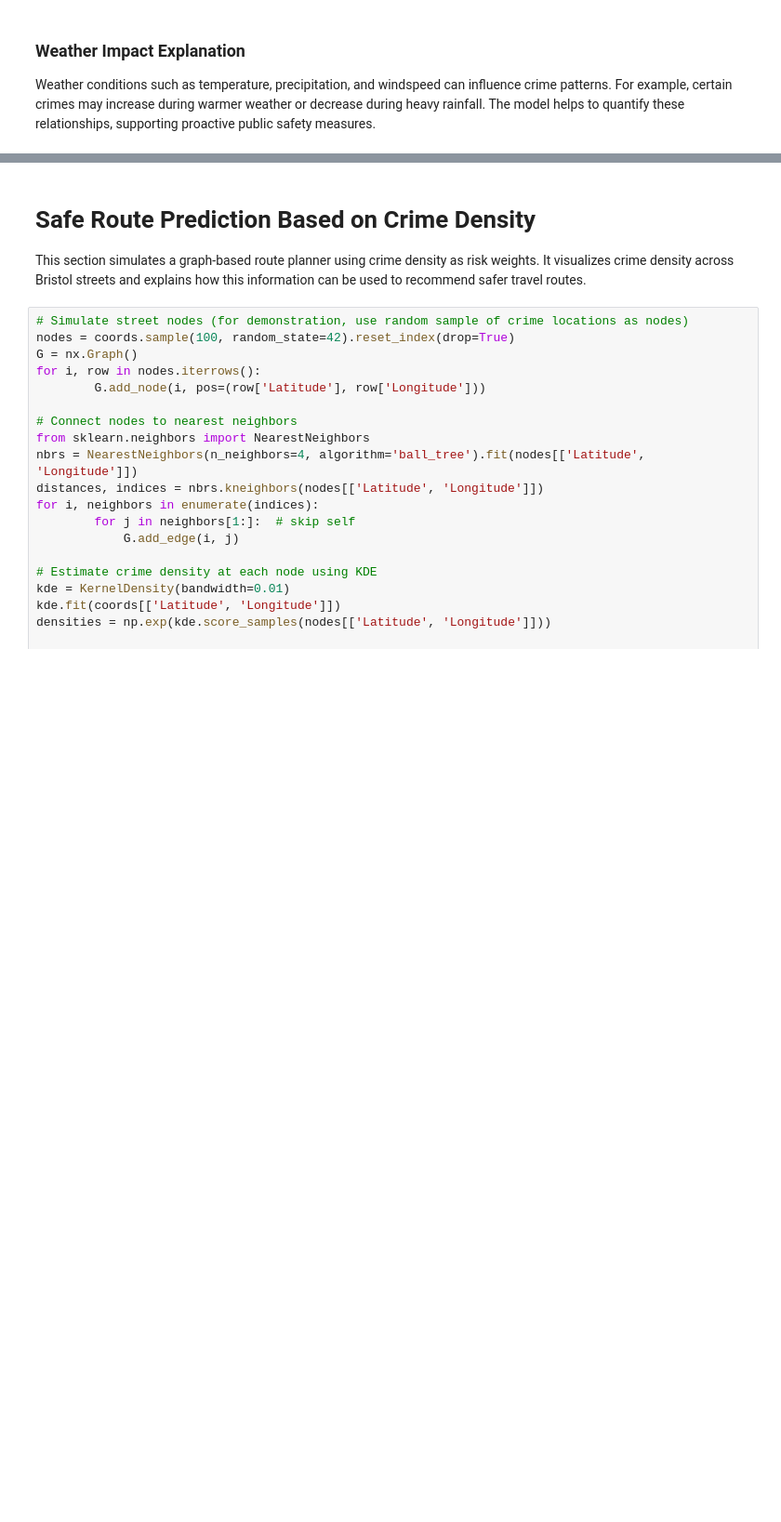
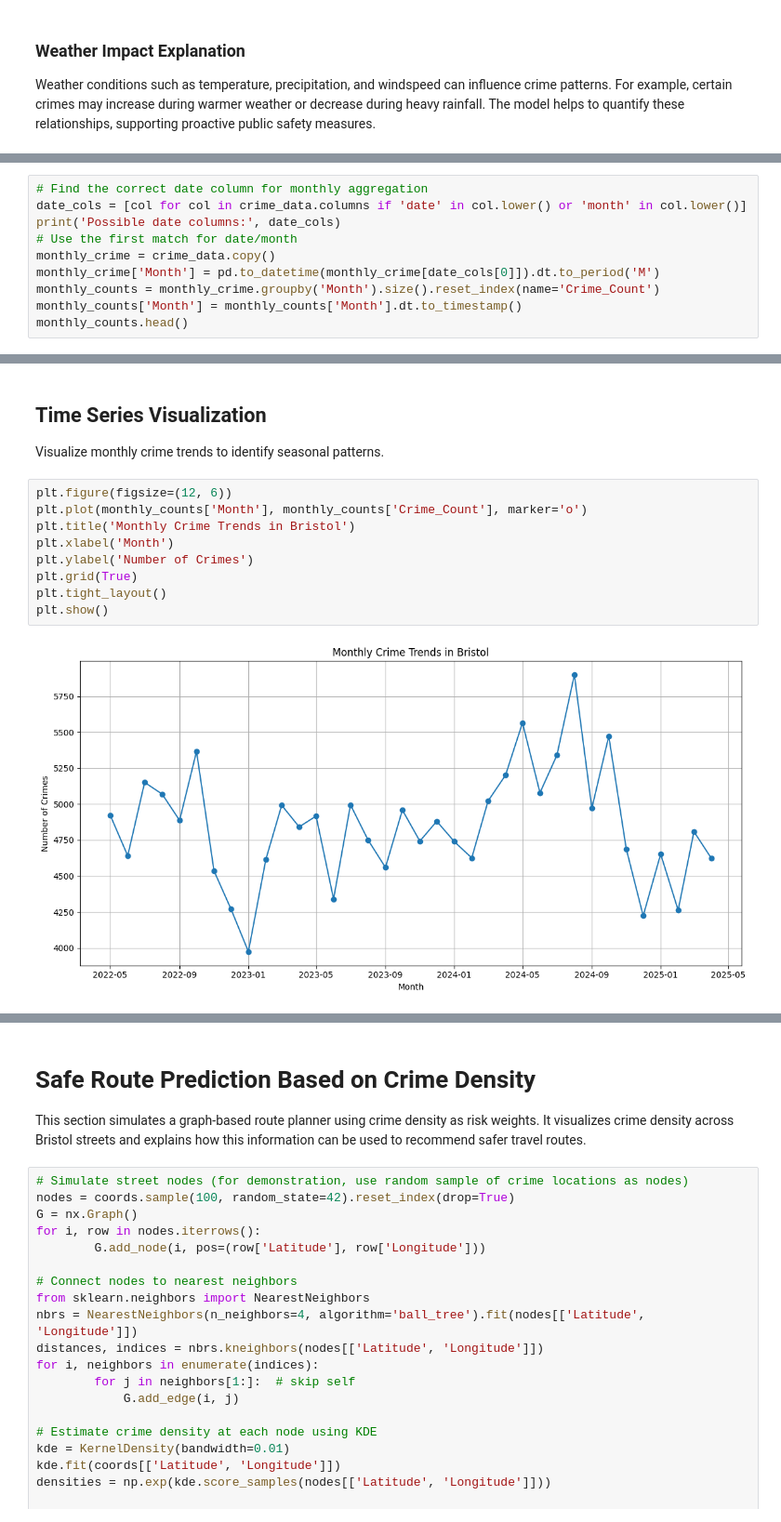
Before and after one commit to Simeonakwu/GROUP-4, a Jupyter notebook: Safebristol-model.ipynb, the cells around one changed output, grey strips where cells are left out. Shown: that part at 93% size. Drawn from its saved outputs; the diff is of its cells as text; blank space fills up the shorter version.

```diff
--- a/Safebristol-model.ipynb
+++ b/Safebristol-model.ipynb
@@ -583,0 +278,10 @@ Weather conditions such as temperature, precipitation, and windspeed can influen
+# %%
+# Find the correct date column for monthly aggregation
+date_cols = [col for col in crime_data.columns if 'date' in col.lower() or 'month' in col.lower()]
+print('Possible date columns:', date_cols)
+# Use the first match for date/month
+monthly_crime = crime_data.copy()
+monthly_crime['Month'] = pd.to_datetime(monthly_crime[date_cols[0]]).dt.to_period('M')
+monthly_counts = monthly_crime.groupby('Month').size().reset_index(name='Crime_Count')
+monthly_counts['Month'] = monthly_counts['Month'].dt.to_timestamp()
+monthly_counts.head()
@@ -583,0 +296,14 @@ Weather conditions such as temperature, precipitation, and windspeed can influen
+# %% [markdown]
+## Time Series Visualization
+Visualize monthly crime trends to identify seasonal patterns.
+# %%
+plt.figure(figsize=(12, 6))
+plt.plot(monthly_counts['Month'], monthly_counts['Crime_Count'], marker='o')
+plt.title('Monthly Crime Trends in Bristol')
+plt.xlabel('Month')
+plt.ylabel('Number of Crimes')
+plt.grid(True)
+plt.tight_layout()
+plt.show()
+# %% [output]
+[figure, added]
```
Also changed, not shown: parts of 47 cells of this notebook.
